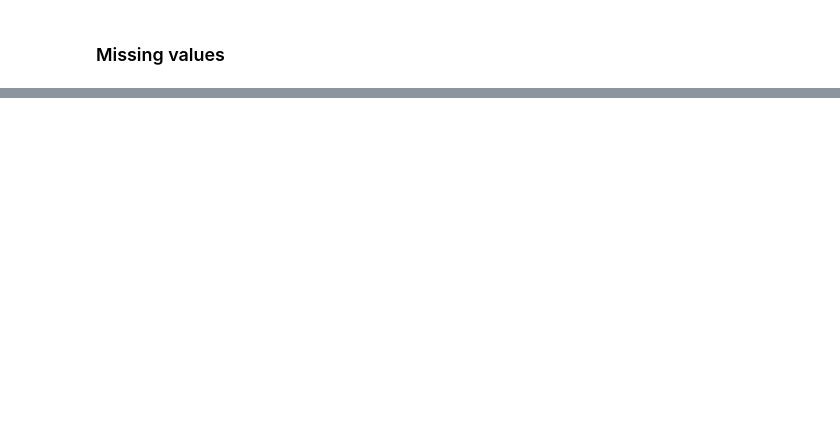
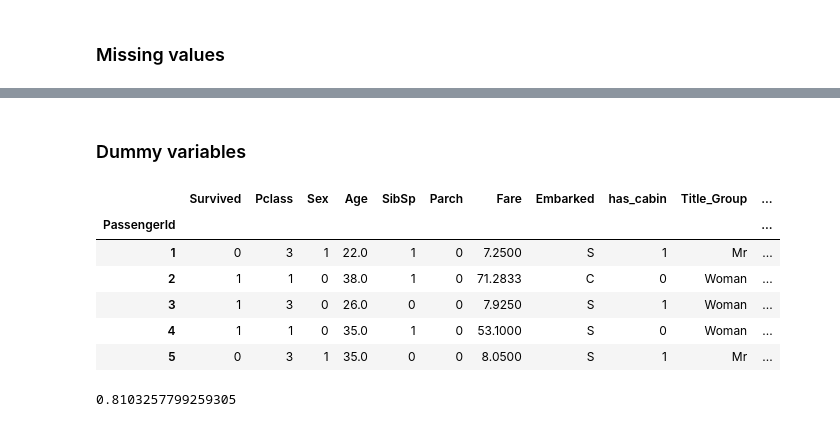
Before and after one commit to Bounty1993/ML-scripts, a Jupyter notebook: titanic.ipynb, the cells around one changed output, grey strips where cells are left out. Drawn from its saved outputs; the diff is of its cells as text; code cells hidden in the pictures; blank space fills up the shorter version.

Commit message:
New models

```diff
--- a/titanic.ipynb
+++ b/titanic.ipynb
@@ -275,2 +274,4 @@ train_df.head()
 # %%
 columns_to_drop = ['Name', 'Ticket', 'Cabin', 'Title']
+train_df.drop(columns=columns_to_drop, inplace=True)
+test_df.drop(columns=columns_to_drop, inplace=True)
@@ -276,0 +287,12 @@ columns_to_drop = ['Name', 'Ticket', 'Cabin', 'Title']
+# %% [markdown]
+### Dummy variables
+# %%
+train_df.head()
+# %% [output]
+|  | Survived | Pclass | Sex | Age | SibSp | Parch | Fare | Embarked | has_cabin | Title_Group | ... |
+| PassengerId |  |  |  |  |  |  |  |  |  |  | ... |
+| 1 | 0 | 3 | 1 | 22.0 | 1 | 0 | 7.2500 | S | 1 | Mr | ... |
+| 2 | 1 | 1 | 0 | 38.0 | 1 | 0 | 71.2833 | C | 0 | Woman | ... |
+| 3 | 1 | 3 | 0 | 26.0 | 0 | 0 | 7.9250 | S | 1 | Woman | ... |
+| 4 | 1 | 1 | 0 | 35.0 | 1 | 0 | 53.1000 | S | 0 | Woman | ... |
+| 5 | 0 | 3 | 1 | 35.0 | 0 | 0 | 8.0500 | S | 1 | Mr | ... |
@@ -276,0 +308,5 @@ columns_to_drop = ['Name', 'Ticket', 'Cabin', 'Title']
+# %%
+model = RandomForestClassifier()
+np.mean(cross_val_score(model, X_train, Y_train, cv=5))
+# %% [output]
+0.8103257799259305
```
Also changed, not shown: parts of 12 cells of this notebook.
